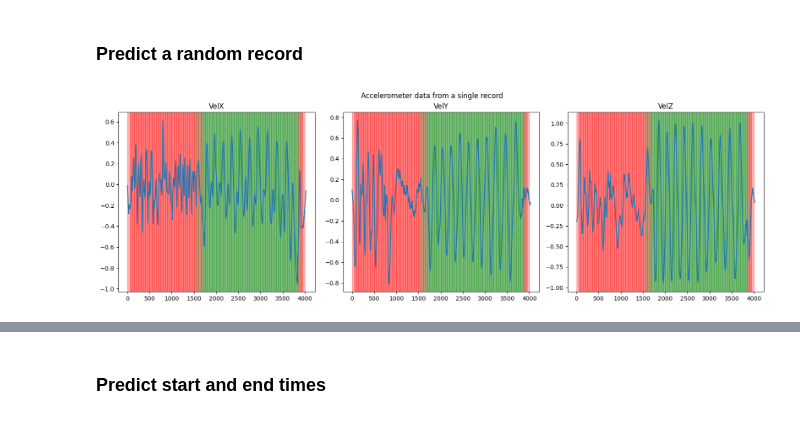
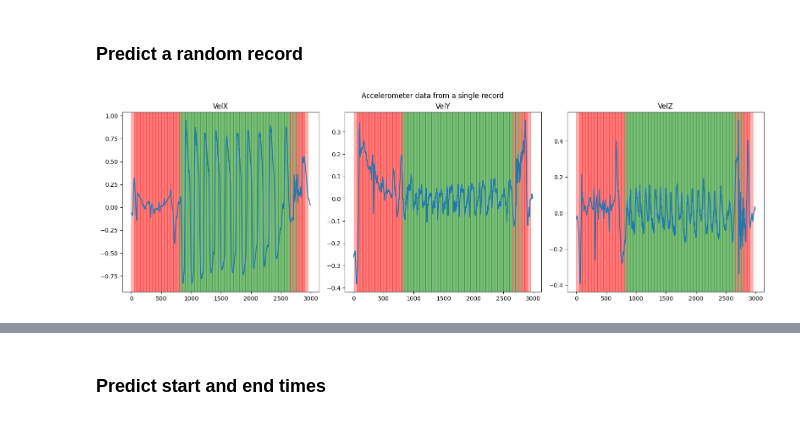
Before and after one commit to KeenanMcConkey/BarPathModel, a Jupyter notebook: src/BarPathModelTesting.ipynb, the cells around one changed output, grey strips where cells are left out. Drawn from its saved outputs; the diff is of its cells as text; code cells hidden in the pictures.

```diff
--- a/src/BarPathModelTesting.ipynb
+++ b/src/BarPathModelTesting.ipynb
@@ -81,30 +88,31 @@ window_classifier = load_classifier(WINDOW_CLASSIFIER)
 # %%
 from preprocessing import extract_window_features
 
-exercise_id = 'B7E5B409-4744-415A-934E-82EF8DA55486'
+exercise_id = '2BF99F85-174F-41C1-B695-6E7684188A79'
 record = data[data['Exercise_id'] == exercise_id]
-
 record = record.sample(1)
 
 #record = data.sample(1)
 record = preprocess_data(record, config['CutoffFreq'], config['SampleRate'])
 
 window_features = extract_window_features(record, config['WindowLength'], config['WindowStride'])
 predictions = window_classifier.predict(window_features)
 
 fig, axs = plt.subplots(1, 3, figsize=(16, 5))
 
 VEL_COLUMNS = ['VelX', 'VelY', 'VelZ']
+#VEL_COLUMNS = ['Pitch', 'Roll', 'Yaw']
+
 
 for i, ax in enumerate(axs.flat):
     plot_data = np.concatenate(record[VEL_COLUMNS[i]].to_numpy())
     ax.plot(plot_data)
     ax.set_title(VEL_COLUMNS[i])
     for j in range(len(predictions)):
         ax.axvspan(j * config['WindowStride'], j * config['WindowStride'] + config['WindowLength'], color='green' if predictions[j] == 1 else 'red', alpha=0.3)
 
 plt.tight_layout()
 plt.suptitle('Accelerometer data from a single record', y=1.02)
 plt.show()
 # %% [output]
-[figure, old version]
+[figure, new version]
```
Also changed, not shown: parts of 21 cells of this notebook, 8 other files.
